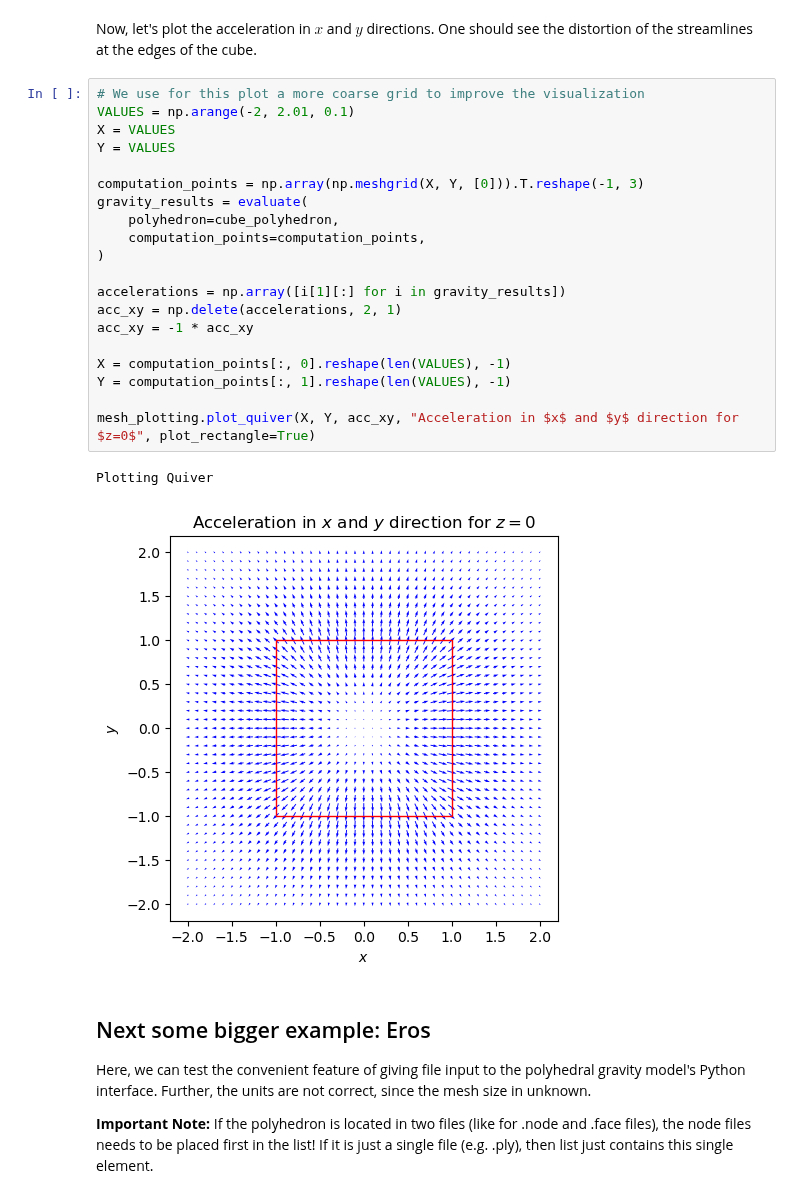
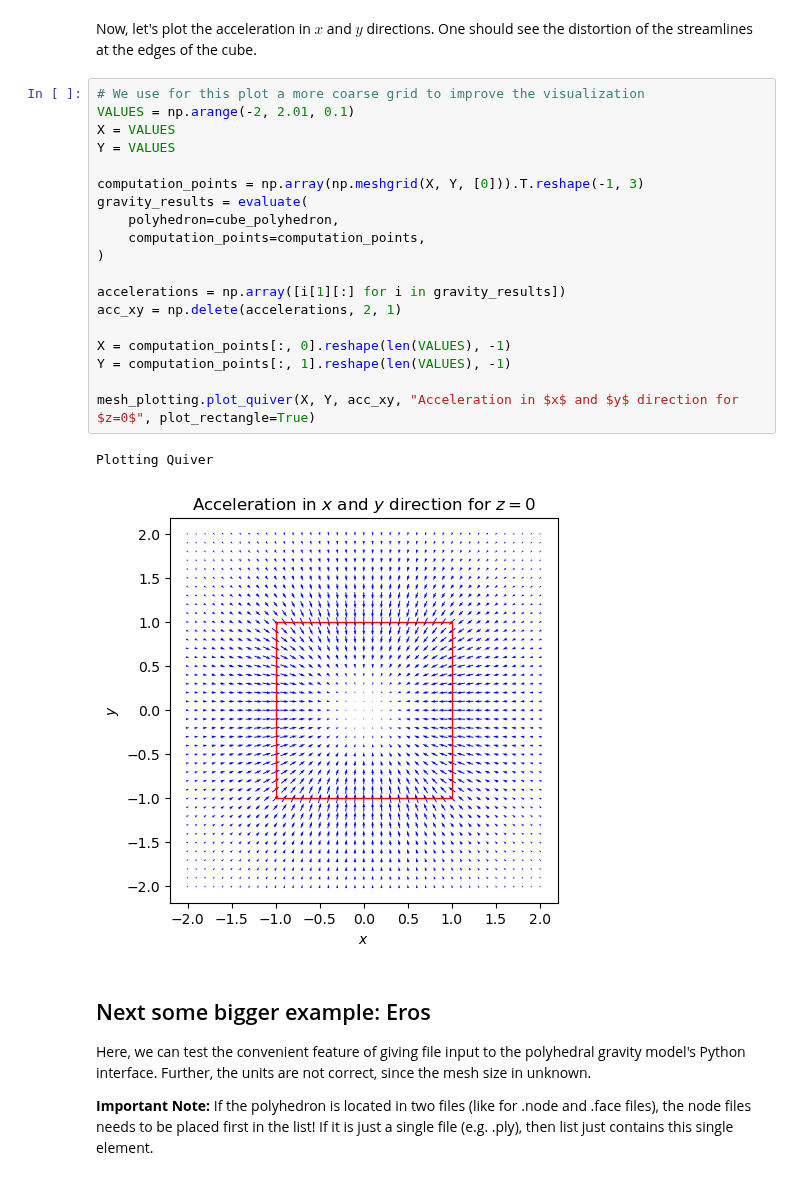
Before and after one commit to esa/polyhedral-gravity-model, a Jupyter notebook: script/polyhedral-gravity.ipynb, the cells around one changed output. Saved outputs shown, nothing was run; the diff lists cells and outputs as text.

```diff
--- a/script/polyhedral-gravity.ipynb
+++ b/script/polyhedral-gravity.ipynb
@@ -172,26 +172,25 @@ Now, let's plot the acceleration in $x$ and $y$ directions. One should see the d
 # %%
 # We use for this plot a more coarse grid to improve the visualization
 VALUES = np.arange(-2, 2.01, 0.1)
 X = VALUES
 Y = VALUES
 
 computation_points = np.array(np.meshgrid(X, Y, [0])).T.reshape(-1, 3)
 gravity_results = evaluate(
     polyhedron=cube_polyhedron,
     computation_points=computation_points,
 )
 
 accelerations = np.array([i[1][:] for i in gravity_results])
 acc_xy = np.delete(accelerations, 2, 1)
-acc_xy = -1 * acc_xy
 
 X = computation_points[:, 0].reshape(len(VALUES), -1)
 Y = computation_points[:, 1].reshape(len(VALUES), -1)
 
 mesh_plotting.plot_quiver(X, Y, acc_xy, "Acceleration in $x$ and $y$ direction for $z=0$", plot_rectangle=True)
 # %% [output]
 Plotting Quiver
-[figure, old version]
+[figure, new version]
 # %% [markdown]
 ## Next some bigger example: Eros
 
```
Also changed, not shown: parts of 3 cells of this notebook, 3 other files.
